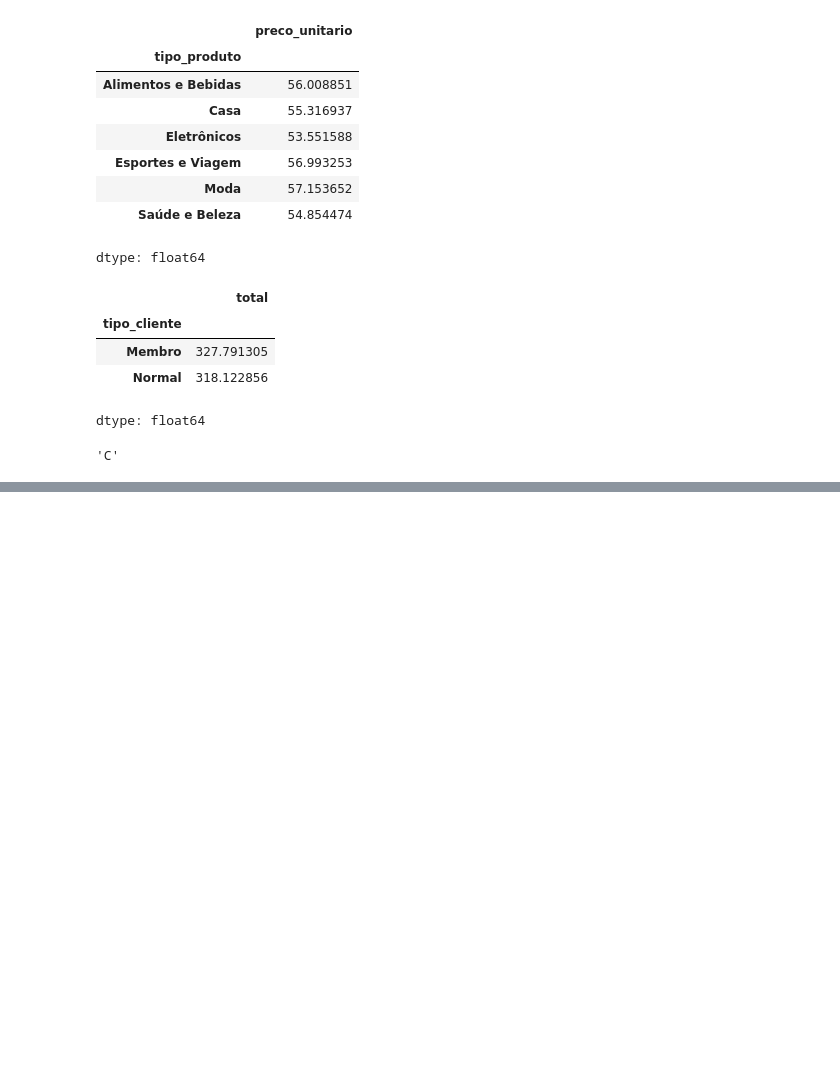
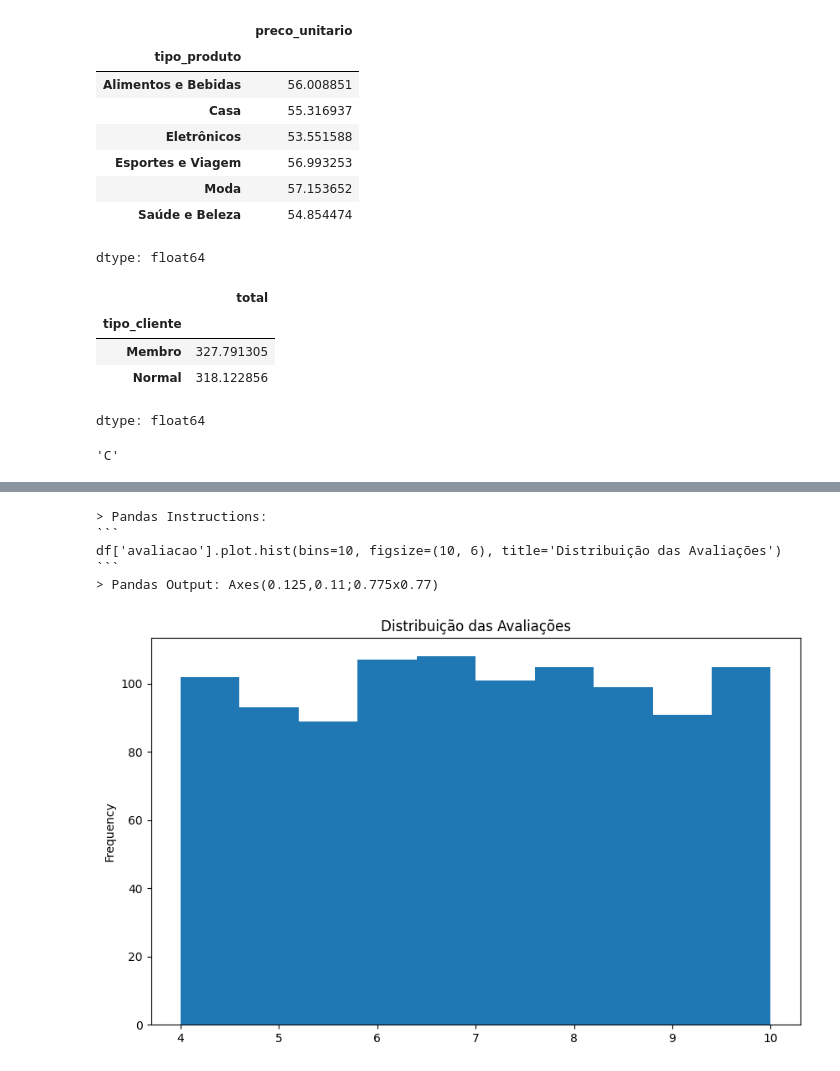
Before and after one commit to klausreitz/cohid, a Jupyter notebook: LLM_EXCEL_QUERY.ipynb, the cells around one changed output, grey strips where cells are left out. Drawn from its saved outputs; the diff is of its cells as text; code cells hidden in the pictures; blank space fills up the shorter version.

````diff
--- a/LLM_EXCEL_QUERY.ipynb
+++ b/LLM_EXCEL_QUERY.ipynb
@@ -147,0 +172,9 @@ do desempenho de cada uma.
+# %%
+response=query_engine.query('Você pode plotar a distribuição das avaliações?')
+# %% [output]
+> Pandas Instructions:
+```
+df['avaliacao'].plot.hist(bins=10, figsize=(10, 6), title='Distribuição das Avaliações')
+```
+> Pandas Output: Axes(0.125,0.11;0.775x0.77)
+[figure, added]
````
Also changed, not shown: parts of 8 cells of this notebook.
